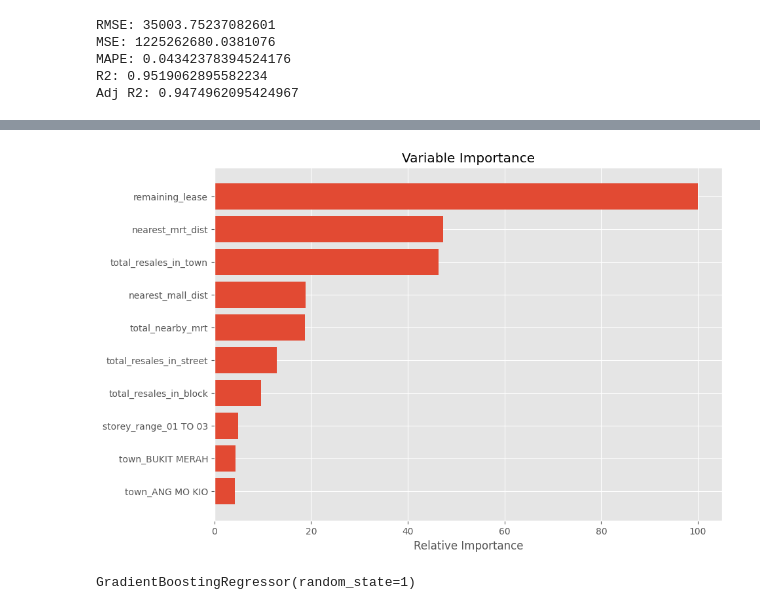
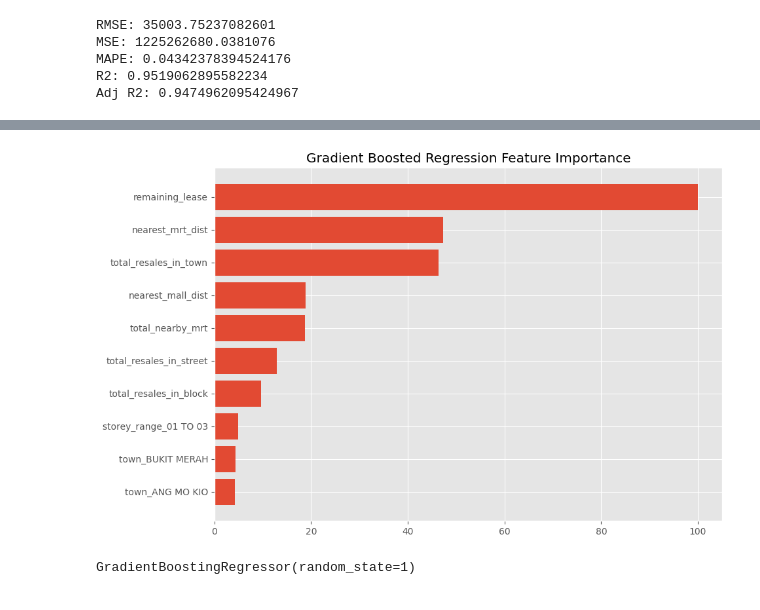
Before and after one commit to cliftonfelix/Predicting-HDB-Resale-Prices, a Jupyter notebook: Simon's Notebook.ipynb, the cells around one changed output, grey strips where cells are left out. Saved outputs shown, nothing was run; the diff lists cells and outputs as text; code cells hidden in the pictures.

Commit message:
Update GBR feature importance graph

```diff
--- a/Simon's Notebook.ipynb
+++ b/Simon's Notebook.ipynb
@@ -302,23 +280,23 @@ Index(['street_name_ANG MO KIO AVE 3',
 # %%
 import matplotlib.pyplot as plt
 
 plt.style.use('ggplot')
 
 feature_importance = reg.feature_importances_
 # make importances relative to max importance
 feature_importance = 100.0 * (feature_importance / feature_importance.max())
 sorted_idx = np.argsort(feature_importance)
 sorted_idx = sorted_idx[-10:]
 pos = np.arange(sorted_idx.shape[0]) + .5
 # plt.subplot(1, 2, 2)
 plt.figure(figsize=(10, 7))
 plt.barh(pos, feature_importance[sorted_idx], align='center')
 plt.yticks(pos, train_x.keys()[sorted_idx])
-plt.xlabel('Relative Importance')
-plt.title('Variable Importance')
+# plt.xlabel('Relative Importance')
+plt.title('Gradient Boosted Regression Feature Importance')
 plt.show()
 # %% [output]
-[figure, old version]
+[figure, new version]
 # %%
 reg2 = GradientBoostingRegressor(random_state=1)
 reg2.fit(train_price_x, train_price_y)
```
Also changed, not shown: parts of 3 cells of this notebook.
